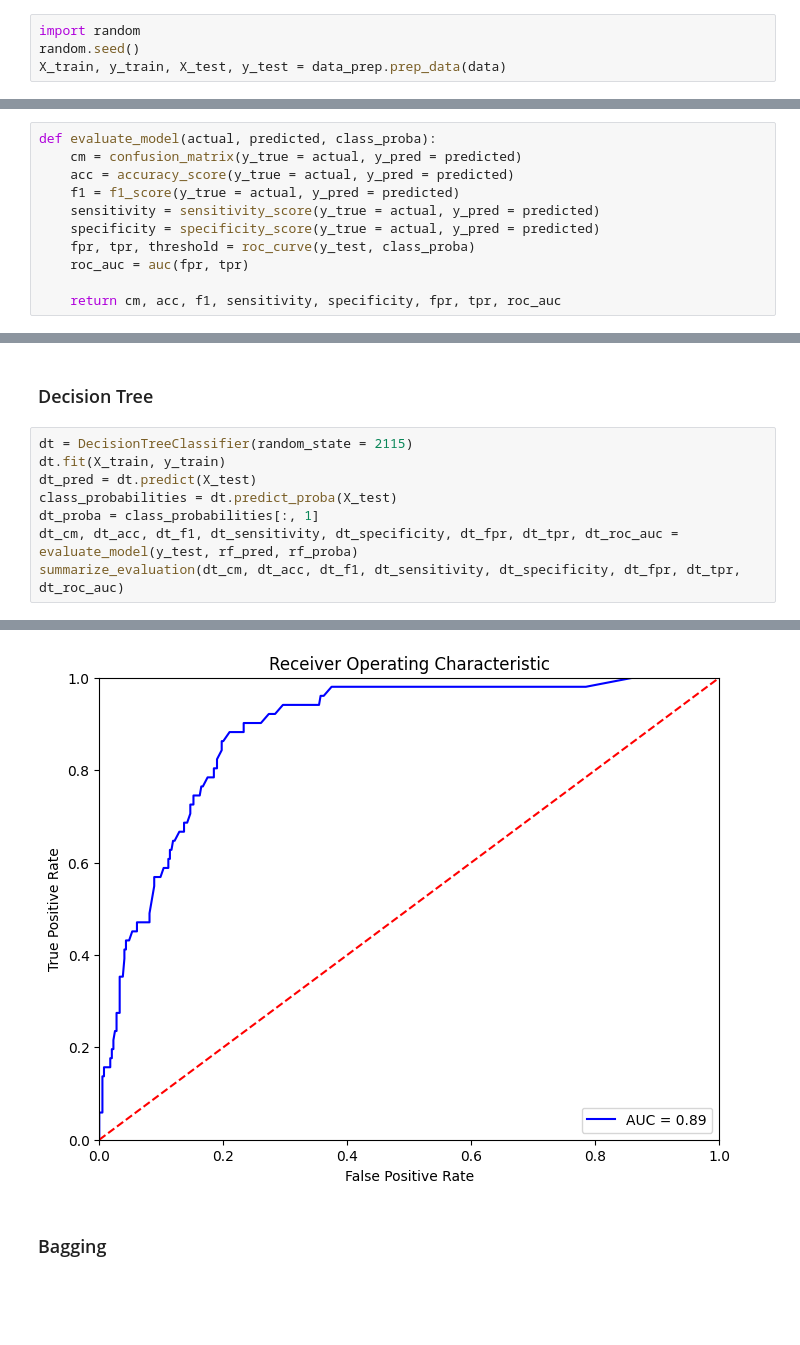
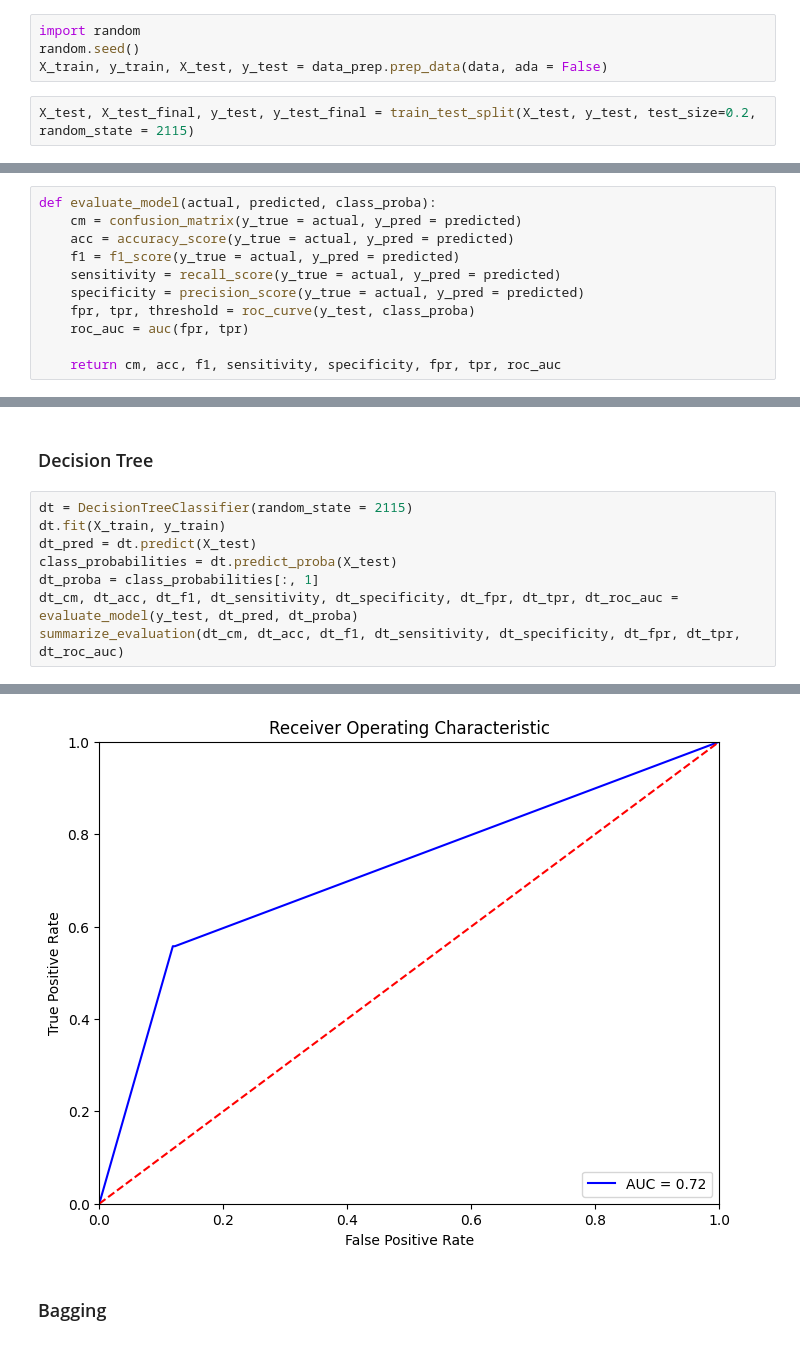
Before and after one commit to Michciak/DataGigaChads_BHL9, a Jupyter notebook: modeling.ipynb, the cells around one changed output, grey strips where cells are left out. Saved outputs shown, nothing was run; the diff lists cells and outputs as text; blank space fills up the shorter version.

Commit message:
modeling next part

```diff
--- a/modeling.ipynb
+++ b/modeling.ipynb
@@ -63,7 +64,9 @@ data = pd.read_csv("marketing_campaign.csv", sep = ";")
 # %%
 import random
 random.seed()
-X_train, y_train, X_test, y_test = data_prep.prep_data(data)
+X_train, y_train, X_test, y_test = data_prep.prep_data(data, ada = False)
+# %%
+X_test, X_test_final, y_test, y_test_final = train_test_split(X_test, y_test, test_size=0.2, random_state = 2115)
 # %%
 import matplotlib.pyplot as plt
 import seaborn as sns
@@ -92,8 +95,8 @@ def evaluate_model(actual, predicted, class_proba):
     cm = confusion_matrix(y_true = actual, y_pred = predicted)
     acc = accuracy_score(y_true = actual, y_pred = predicted)
     f1 = f1_score(y_true = actual, y_pred = predicted)
-    sensitivity = sensitivity_score(y_true = actual, y_pred = predicted)
-    specificity = specificity_score(y_true = actual, y_pred = predicted)
+    sensitivity = recall_score(y_true = actual, y_pred = predicted)
+    specificity = precision_score(y_true = actual, y_pred = predicted)
     fpr, tpr, threshold = roc_curve(y_test, class_proba)
     roc_auc = auc(fpr, tpr)
 
@@ -180,6 +180,6 @@ dt.fit(X_train, y_train)
 dt_pred = dt.predict(X_test)
 class_probabilities = dt.predict_proba(X_test)
 dt_proba = class_probabilities[:, 1]
-dt_cm, dt_acc, dt_f1, dt_sensitivity, dt_specificity, dt_fpr, dt_tpr, dt_roc_auc = evaluate_model(y_test, rf_pred, rf_proba)
+dt_cm, dt_acc, dt_f1, dt_sensitivity, dt_specificity, dt_fpr, dt_tpr, dt_roc_auc = evaluate_model(y_test, dt_pred, dt_proba)
 summarize_evaluation(dt_cm, dt_acc, dt_f1, dt_sensitivity, dt_specificity, dt_fpr, dt_tpr, dt_roc_auc)
 # %% [output]
@@ -191,4 +191,4 @@ Specificity reached on test data: 0.9670886075949368
-[figure, old version]
+[figure, new version]
 # %% [markdown]
 ### Bagging
 # %%
```
Also changed, not shown: parts of 37 cells of this notebook, 2 other files.
